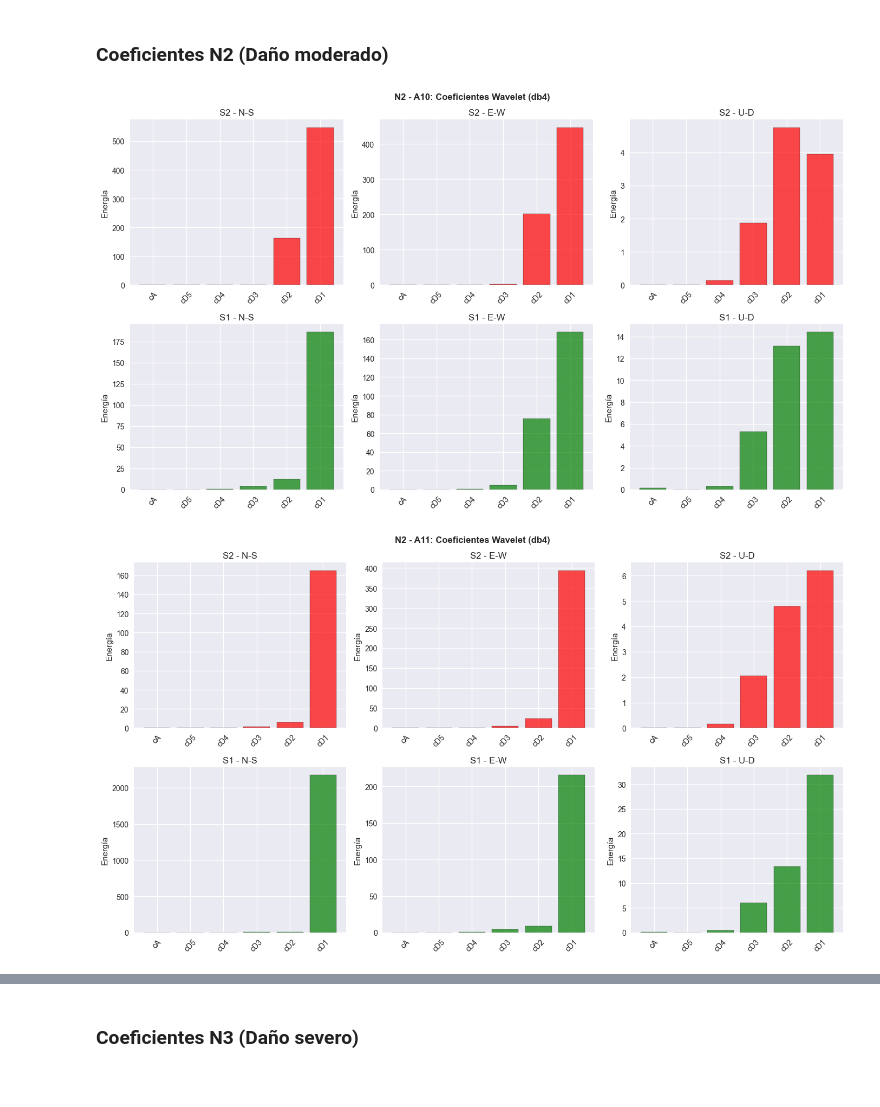
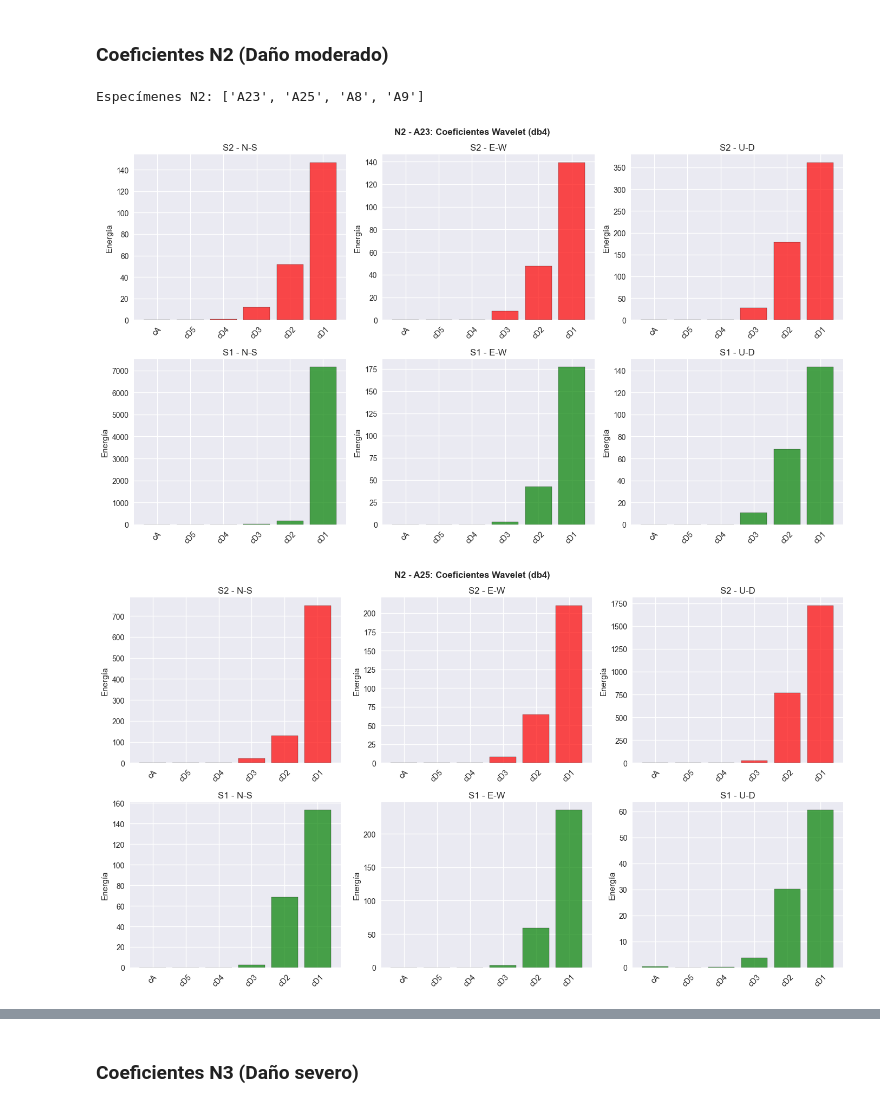
Before and after one commit to giansmart/deepsolation, a Jupyter notebook: src/notebooks/3_clustering_wavelet_kmeans.ipynb, the cells around one changed output, grey strips where cells are left out. Cells and saved outputs as stored; diff of their text form; code cells hidden in the pictures.

```diff
--- a/src/notebooks/3_clustering_wavelet_kmeans.ipynb
+++ b/src/notebooks/3_clustering_wavelet_kmeans.ipynb
@@ -133,6 +133,11 @@ Coeficientes por nivel (eje N-S):
 def get_specimens_by_damage(data: list, nivel: str, n: int = 1) -> list:
     """Obtiene hasta n especímenes de un nivel de daño."""
     return [p for p in data if p['nivel_dano'] == nivel][:n]
+
+
+def get_specimens_by_id(data: list, specimen_ids: list) -> list:
+    """Obtiene especímenes por IDs específicos."""
+    return [p for p in data if p['specimen_id'] in specimen_ids]
 
 
 def plot_wavelet_coefficients(pair: dict, figsize: tuple = (14, 8)):
@@ -178,7 +183,10 @@ Funciones de visualización definidas
 # %% [markdown]
 ### Coeficientes N1 (Sin daño / Daño leve)
 # %%
-specimens_n1 = get_specimens_by_damage(wavelet_data, 'N1', n=2)
+# Mismos especímenes que en notebook FFT para comparación justa
+specimens_n1 = get_specimens_by_id(wavelet_data, ['A1', 'A2', 'A16', 'A51'])
+print(f"Especímenes N1: {[s['specimen_id'] for s in specimens_n1]}\n")
+
 for specimen in specimens_n1:
     plot_wavelet_coefficients(specimen)
 # %% [output]
@@ -187,9 +198,13 @@ for specimen in specimens_n1:
 # %% [markdown]
 ### Coeficientes N2 (Daño moderado)
 # %%
-specimens_n2 = get_specimens_by_damage(wavelet_data, 'N2', n=2)
+# Mismos especímenes que en notebook FFT para comparación justa
+specimens_n2 = get_specimens_by_id(wavelet_data, ['A8', 'A9', 'A23', 'A25'])
+print(f"Especímenes N2: {[s['specimen_id'] for s in specimens_n2]}\n")
+
 for specimen in specimens_n2:
     plot_wavelet_coefficients(specimen)
 # %% [output]
+Especímenes N2: ['A23', 'A25', 'A8', 'A9']
-[figure, old version]
+[figure, new version]
-[figure, old version]
+[figure, new version]
```
Also changed, not shown: parts of 3 cells of this notebook, 2 other files.
